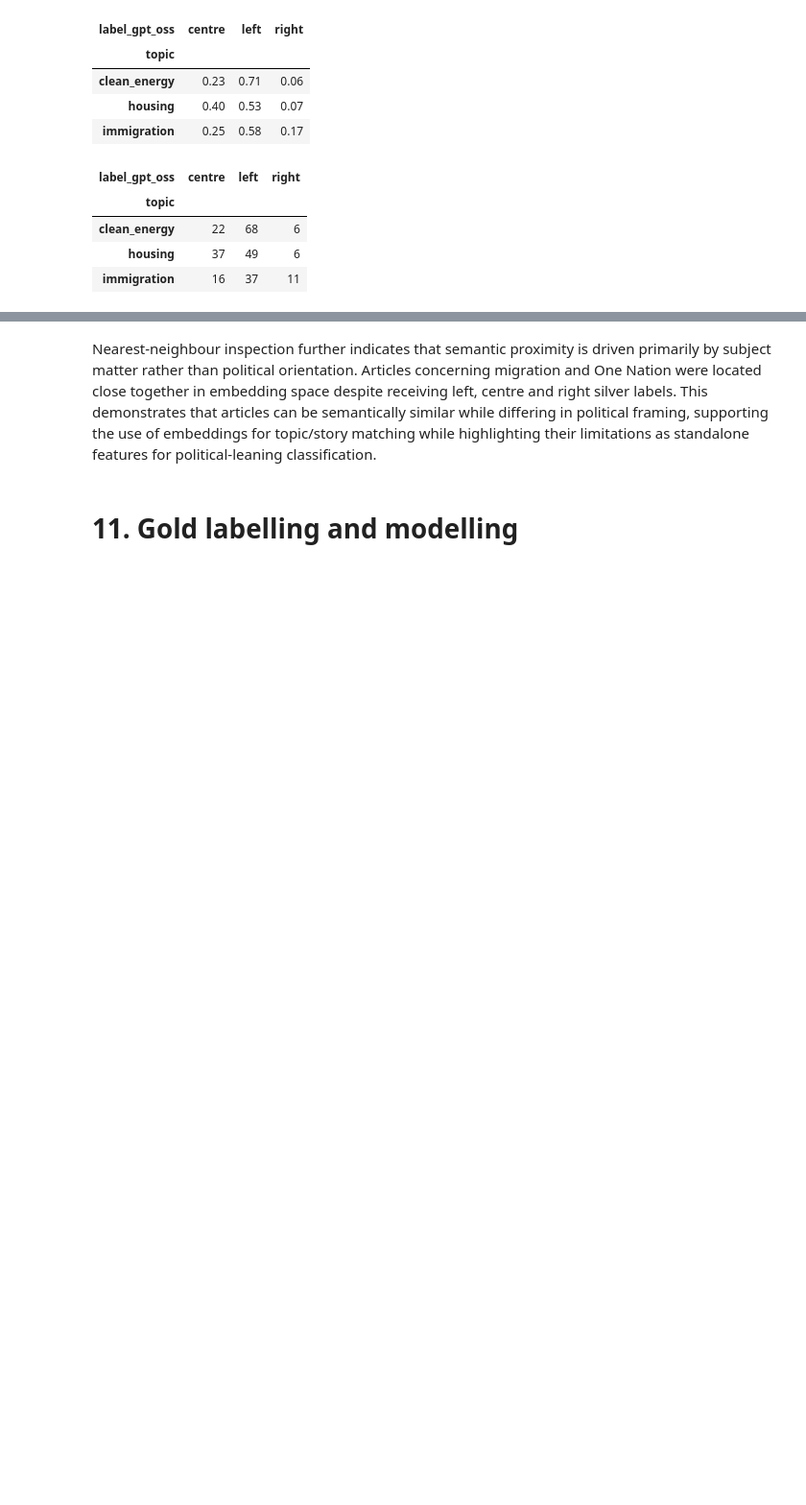
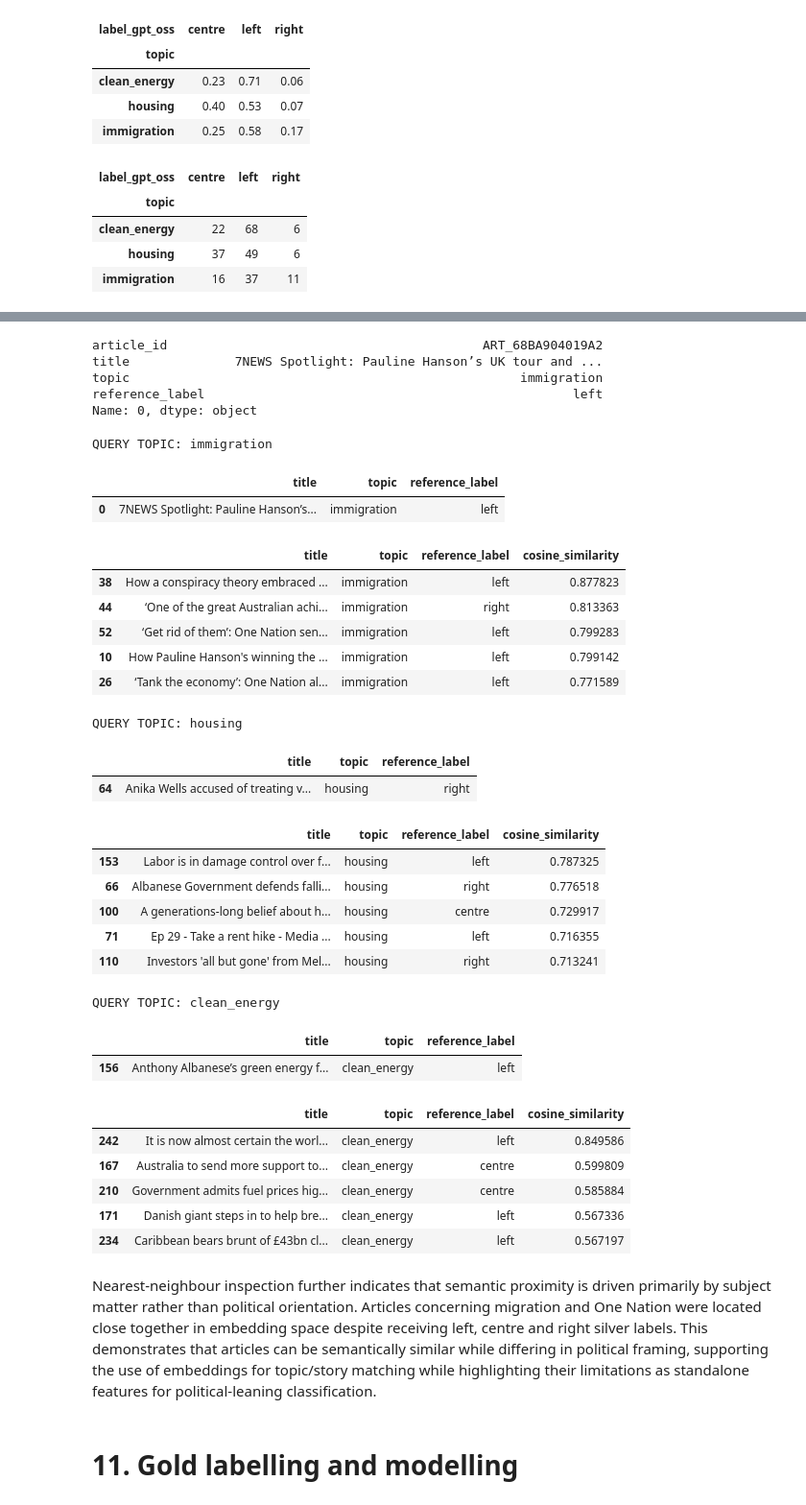
Before and after one commit to jessnxa/nlp_at2_newsprism, a Jupyter notebook: notebooks/02_political_leaning/political_leaning_classif.ipynb, the cells around one changed output, grey strips where cells are left out. Shown at 96% size. Drawn from its saved outputs; the diff is of its cells as text; code cells hidden in the pictures; blank space fills up the shorter version.

```diff
--- a/notebooks/02_political_leaning/political_leaning_classif.ipynb
+++ b/notebooks/02_political_leaning/political_leaning_classif.ipynb
@@ -1245,3 +1248,62 @@ df_model.iloc[nearest][["title", "publisher", "label_gpt_oss"]]
+# %%
+eval_df.iloc[article_idx][["article_id", "title", "topic", "reference_label"]]
+# %% [output]
+article_id                                          ART_68BA904019A2
+title              7NEWS Spotlight: Pauline Hanson’s UK tour and ...
+topic                                                    immigration
+reference_label                                                 left
+Name: 0, dtype: object
+# %%
+eval_df = eval_df.reset_index(drop=True)
+
+for topic in eval_df["topic"].unique():
+
+    # Pick one article from this topic
+    article_idx = eval_df.index[eval_df["topic"] == topic][0]
+
+    # Recalculate similarity for THIS article
+    similarities = cosine_similarity(X_gold[article_idx].reshape(1, -1), X_gold)[0]
+
+    # Exclude itself and take 5 nearest neighbours
+    nearest_idx = np.argsort(similarities)[::-1]
+    nearest_idx = nearest_idx[nearest_idx != article_idx][:5]
+
+    print(f"\nQUERY TOPIC: {topic}")
+
+    display(eval_df.iloc[[article_idx]][["title", "topic", "reference_label"]])
+
+    nearest_articles = eval_df.iloc[nearest_idx][["title", "topic", "reference_label"]].copy()
+    nearest_articles["cosine_similarity"] = (similarities[nearest_idx])
+
+    display(nearest_articles)
+# %% [output]
+QUERY TOPIC: immigration
+|  | title | topic | reference_label |
+| 0 | 7NEWS Spotlight: Pauline Hanson’s... | immigration | left |
+|  | title | topic | reference_label | cosine_similarity |
+| 38 | How a conspiracy theory embraced ... | immigration | left | 0.877823 |
+| 44 | ‘One of the great Australian achi... | immigration | right | 0.813363 |
+| 52 | ‘Get rid of them’: One Nation sen... | immigration | left | 0.799283 |
+| 10 | How Pauline Hanson's winning the ... | immigration | left | 0.799142 |
+| 26 | ‘Tank the economy’: One Nation al... | immigration | left | 0.771589 |
+QUERY TOPIC: housing
+|  | title | topic | reference_label |
+| 64 | Anika Wells accused of treating v... | housing | right |
+|  | title | topic | reference_label | cosine_similarity |
+| 153 | Labor is in damage control over f... | housing | left | 0.787325 |
+| 66 | Albanese Government defends falli... | housing | right | 0.776518 |
+| 100 | A generations-long belief about h... | housing | centre | 0.729917 |
+| 71 | Ep 29 - Take a rent hike - Media ... | housing | left | 0.716355 |
+| 110 | Investors 'all but gone' from Mel... | housing | right | 0.713241 |
+QUERY TOPIC: clean_energy
+|  | title | topic | reference_label |
+| 156 | Anthony Albanese’s green energy f... | clean_energy | left |
+|  | title | topic | reference_label | cosine_similarity |
+| 242 | It is now almost certain the worl... | clean_energy | left | 0.849586 |
+| 167 | Australia to send more support to... | clean_energy | centre | 0.599809 |
+| 210 | Government admits fuel prices hig... | clean_energy | centre | 0.585884 |
+| 171 | Danish giant steps in to help bre... | clean_energy | left | 0.567336 |
+| 234 | Caribbean bears brunt of £43bn cl... | clean_energy | left | 0.567197 |
 # %% [markdown]
 Nearest-neighbour inspection further indicates that semantic proximity is driven primarily by subject matter rather than political orientation. Articles concerning migration and One Nation were located close together in embedding space despite receiving left, centre and right silver labels. This demonstrates that articles can be semantically similar while differing in political framing, supporting the use of embeddings for topic/story matching while highlighting their limitations as standalone features for political-leaning classification.
 # %% [markdown]
```
Also changed, not shown: parts of 2 cells of this notebook, 1 other file.
